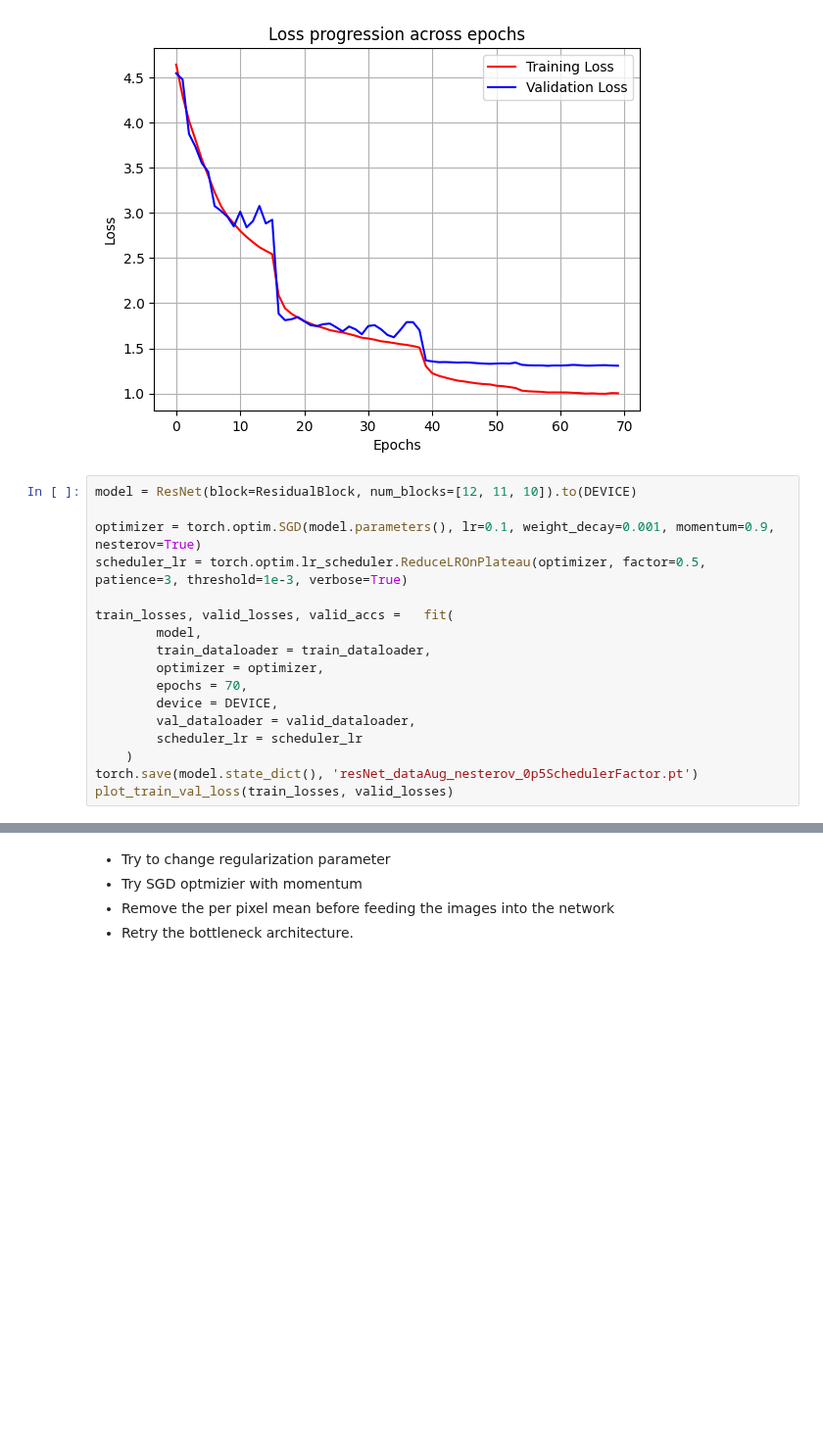
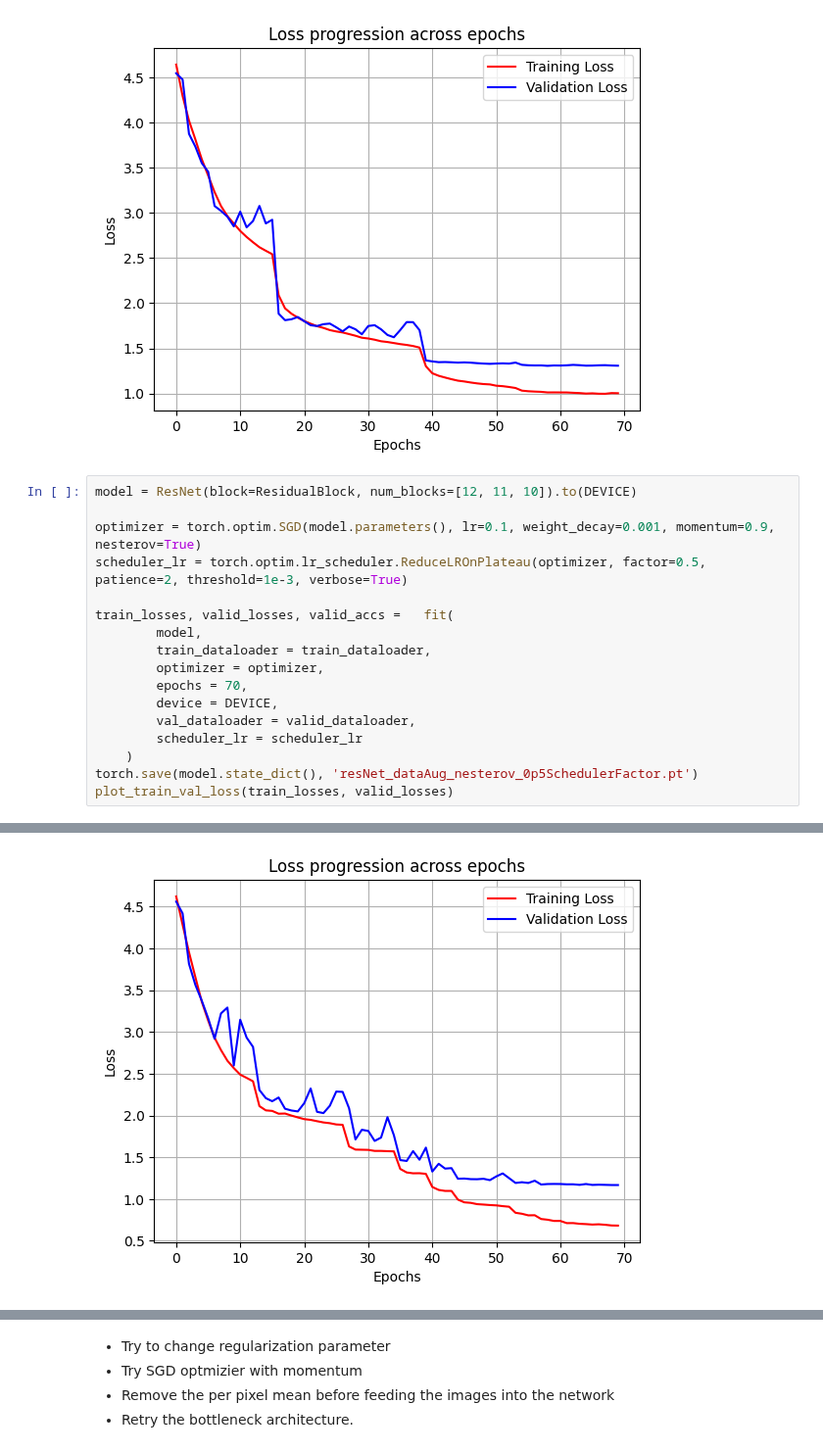
Before and after one commit to AleCardinale/Fundamentals-Inference-Learning, a Jupyter notebook: HW3/practical/cifar100.ipynb, the cells around one changed output, grey strips where cells are left out. Shown at 98% size. Saved outputs shown, nothing was run; the diff lists cells and outputs as text; blank space fills up the shorter version.

```diff
--- a/HW3/practical/cifar100.ipynb
+++ b/HW3/practical/cifar100.ipynb
@@ -703,7 +703,7 @@ Epoch 69: Train Loss=1.0026, Val Loss=1.3074, Val Accuracy=64%
 model = ResNet(block=ResidualBlock, num_blocks=[12, 11, 10]).to(DEVICE)
 
 optimizer = torch.optim.SGD(model.parameters(), lr=0.1, weight_decay=0.001, momentum=0.9, nesterov=True)
-scheduler_lr = torch.optim.lr_scheduler.ReduceLROnPlateau(optimizer, factor=0.5, patience=3, threshold=1e-3, verbose=True)
+scheduler_lr = torch.optim.lr_scheduler.ReduceLROnPlateau(optimizer, factor=0.5, patience=2, threshold=1e-3, verbose=True)
 
 train_losses, valid_losses, valid_accs =   fit(
         model,
@@ -721,3 +737,4 @@ KeyboardInterrupt:
+[figure, added]
 # %%
 evaluate(model)
 # %% [output]
```
Also changed, not shown: parts of 2 cells of this notebook.
